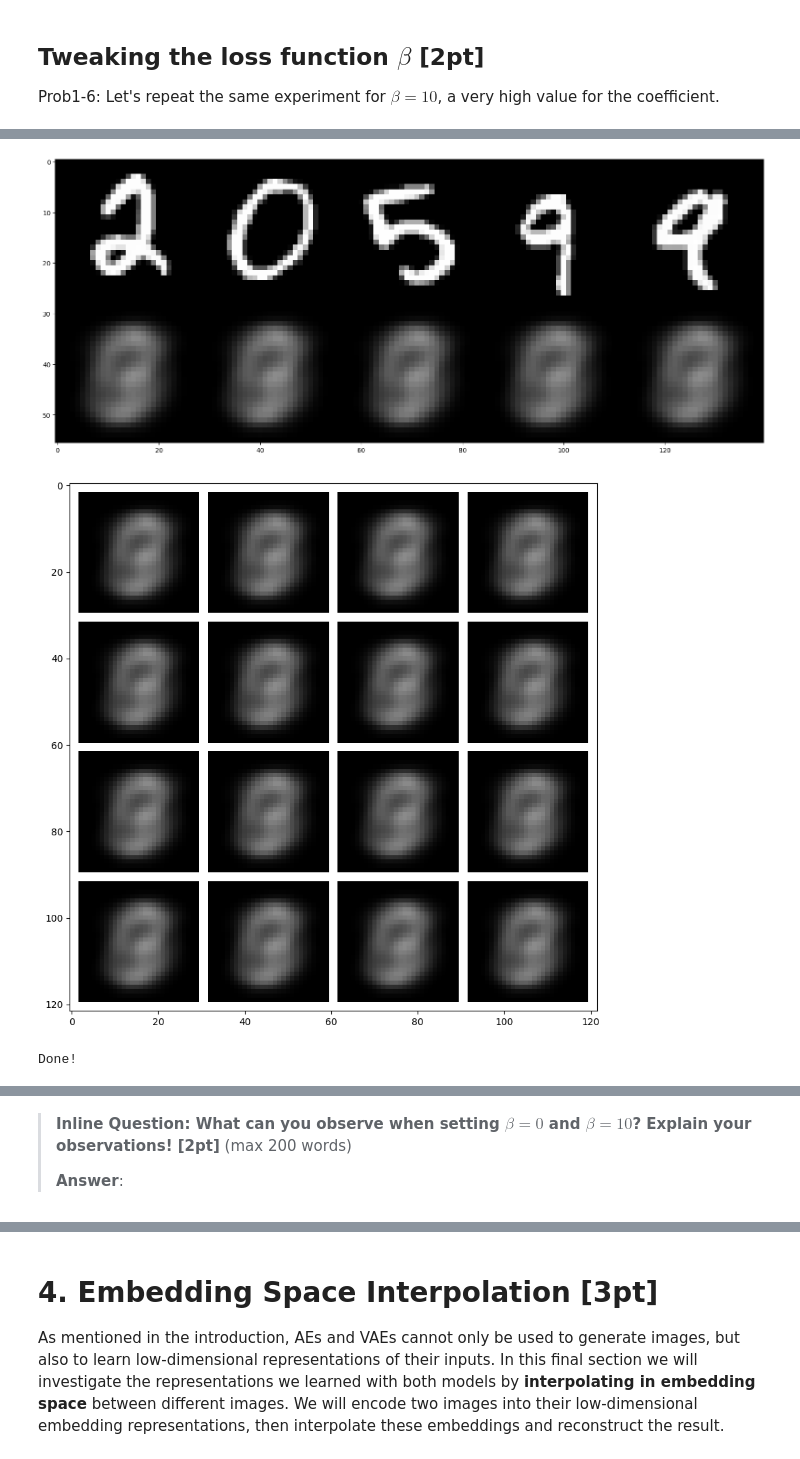
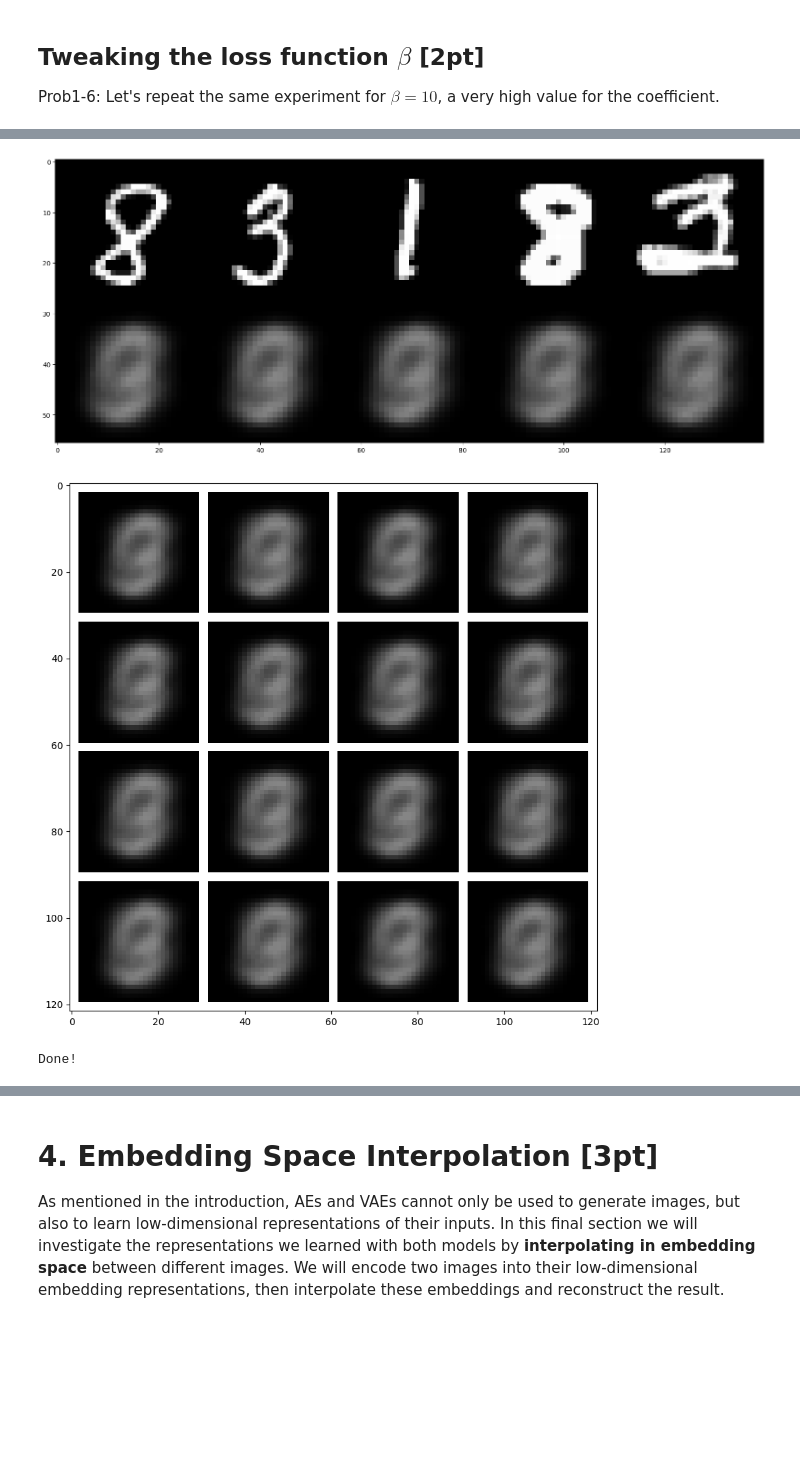
Before and after one commit to snehabandi/Deep-Learning-and-its-Applications, a Jupyter notebook: assignment2/Problem1_VAE_v0.ipynb, the cells around one changed output, grey strips where cells are left out. Drawn from its saved outputs; the diff is of its cells as text; code cells hidden in the pictures; blank space fills up the shorter version.

```diff
--- a/assignment2/Problem1_VAE_v0.ipynb
+++ b/assignment2/Problem1_VAE_v0.ipynb
@@ -327,7 +318,7 @@ def vis_reconstruction(model, randomize=False):
   model.eval()      # set model in evalidation mode (eg freeze batchnorm params)
   num_samples = 5
   if randomize:
-    sample_idxs = np.random.randint(low=0,high=len(mnist_train), size=num_samples)
+    sample_idxs = np.random.randint(low=0,high=len(mnist_test), size=num_samples)
   else:
     sample_idxs = list(range(num_samples))
 
@@ -373,7 +364,7 @@ def vis_samples(model):
   z= torch.randn(batch_size, nz)
 
   # Scale and shift the tensor for each sample to obtain samples from a diagonal unit Gaussian distribution
-  sample_embeddings =z/ torch.sqrt(torch.tensor(nz, dtype=torch.float32)).unsqueeze(0)
+  sample_embeddings =z#/ torch.sqrt(torch.tensor(nz, dtype=torch.float32)).unsqueeze(0)
 
   #[64, 1, 784] -> [64, 1, 28,28]
   decoded_samples = model.decoder(sample_embeddings)
@@ -561,7 +543,7 @@ nz = 32
 beta = 0
 
 ####################################### TODO #######################################
-epochs = 10      # recommended 5-20 epochs
+epochs = 5      # recommended 5-20 epochs
 #################################### END TODO ######################################
 
 # build VAE model
@@ -592,18 +574,15 @@ for ep in range(epochs):
   #       training loss. It outputs the total training loss and a dict containing    #
   #       the breakdown of reconstruction and KL loss.                               #
   ####################################################################################
-  batch_size,nworkers = 64,2
 
-  mnist_data_loader = torch.utils.data.DataLoader(mnist_train, batch_size=batch_size, shuffle=True, num_workers=nworkers, drop_last=True)
+  for data, labels in mnist_data_loader:
 
-  for train_it, rec_batch in enumerate(mnist_data_loader):
-    data, labels = rec_batch
+    optimizer.zero_grad()
+
     x = data.reshape([batch_size,1,-1])
-
     outputs = vae_model.forward(x)
     total_loss, losses = vae_model.loss(x,outputs)
 
-    optimizer.zero_grad()
     total_loss.backward()
     optimizer.step()
 
@@ -666,7 +647,7 @@ nz = 32
 beta = 10
 
 ####################################### TODO #######################################
-epochs = 20      # recommended 5-20 epochs
+epochs = 5      # recommended 5-20 epochs
 #################################### END TODO ######################################
 
 # build VAE model
@@ -697,18 +678,16 @@ for ep in range(epochs):
   #       training loss. It outputs the total training loss and a dict containing    #
   #       the breakdown of reconstruction and KL loss.                               #
   ####################################################################################
-  batch_size,nworkers = 64,2
-  mnist_data_loader = torch.utils.data.DataLoader(mnist_train, batch_size=batch_size, shuffle=True, num_workers=nworkers,drop_last=True)
-
-  for train_it, rec_batch in enumerate(mnist_data_loader):
-    data, labels = rec_batch
-    x = data.reshape([batch_size,1,-1])
-
-    outputs = vae_model.forward(x)
-    total_loss, losses = vae_model.loss(x,outputs)
+  for data, labels in mnist_data_loader:
 
     optimizer.zero_grad()
+
+    x = data.reshape([batch_size,1,-1])
+    outputs = vae_model(x)
+
+    total_loss, losses = vae_model.loss(x,outputs)
     total_loss.backward()
+
     optimizer.step()
 
     rec_loss.append(losses['rec_loss']); kl_loss.append(losses['kl_loss'])
@@ -718,6 +697,7 @@ for ep in range(epochs):
     train_it += 1
 
 # visualize VAE reconstructions and samples from the generative model
+print("beta = ", beta)
 vis_reconstruction(vae_model, randomize=True)
 vis_samples(vae_model)
   #################################### END TODO ####################################
@@ -757,3 +737,3 @@ It 900: Total Loss: 0.2583985924720764,          Rec Loss: 0.2583906352519989,
-[figure, old version]
+[figure, new version]
 [figure]
 Done!
@@ -761,5 +740,0 @@ Done!
-# %% [markdown]
->**Inline Question: What can you observe when setting $\beta = 0$ and $\beta = 10$? Explain your observations! [2pt]**
->(max 200 words)
->
->**Answer**:
```
Also changed, not shown: parts of 21 cells of this notebook, 20 other files.
